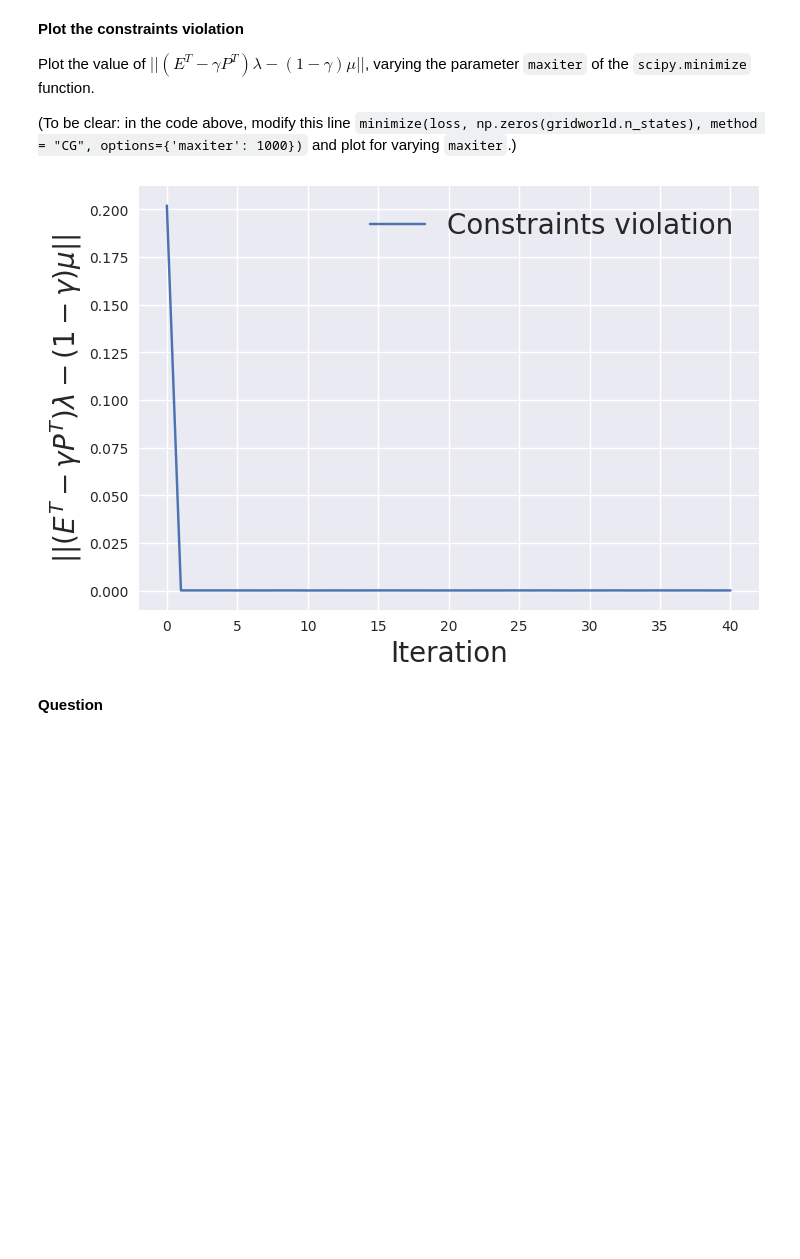
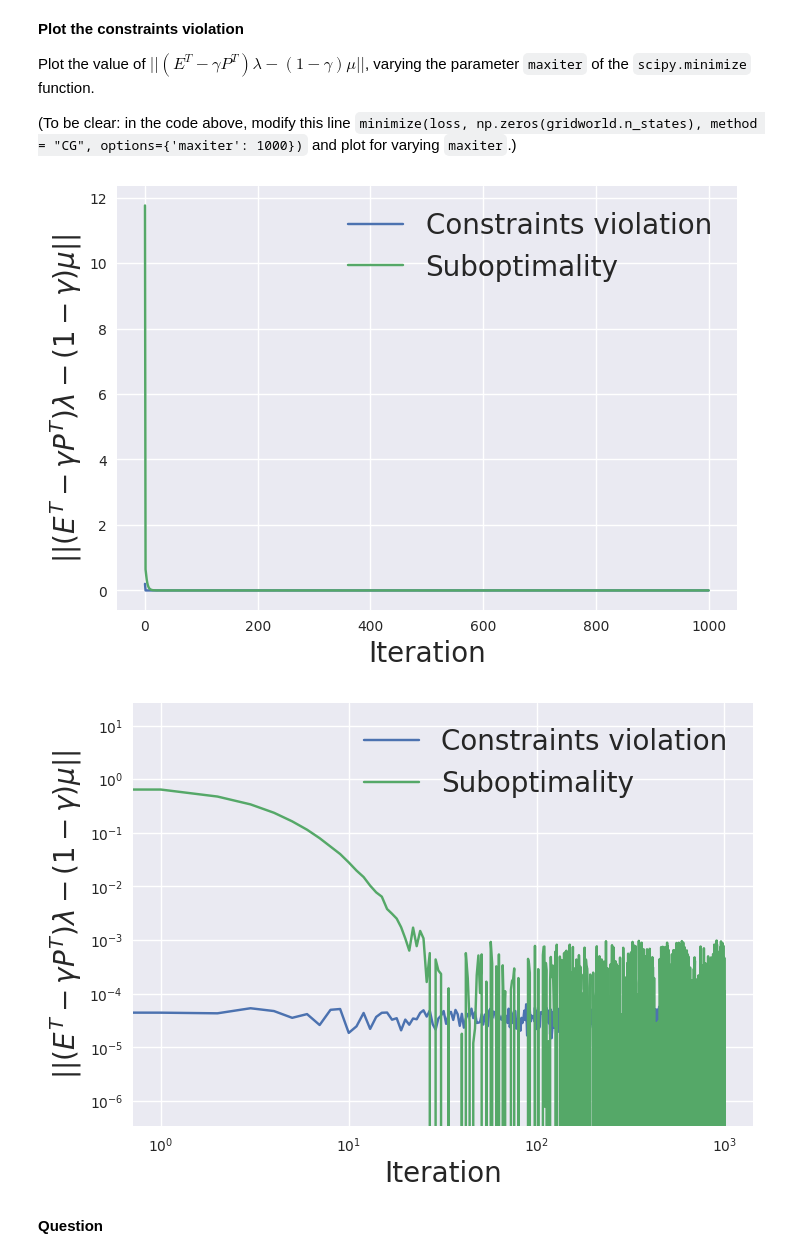
Before and after one commit to AaronDinesh/EE-568, a Jupyter notebook: Notebook_2/Assignment.ipynb, the cells around one changed output. Saved outputs shown, nothing was run; the diff lists cells and outputs as text; code cells hidden in the pictures; blank space fills up the shorter version.

```diff
--- a/Notebook_2/Assignment.ipynb
+++ b/Notebook_2/Assignment.ipynb
@@ -473,6 +497,7 @@ Plot the value of $||(E^T - \gamma P^T)\lambda - (1 - \gamma) \mu || $, varying
 # %%
 # you may use this cell to experiment with the parameter and keep the one above the same if it helps you to keep the overview
 
+from tqdm import tqdm
 
 def reps_loss(lambda_, V, eta, initial): # return the reps loss
     exp_vals = gridworld.r.reshape(gridworld.n_states*gridworld.n_actions) + build_matrix(gridworld).dot(V)
@@ -497,7 +522,7 @@ feasibility_error = np.linalg.norm(build_matrix(gridworld).T.dot(lambda_) + (1-g
 feasibility_errors.append(feasibility_error)
 
 # REPS: iterate over K steps
-for k in range(K):
+for k in tqdm(range(K)):
     eta = 1/np.sqrt(k+1) # set the step size
 
     V = minimize_reps_loss(iterates[-1], eta, mu) # minimize the reps loss
@@ -514,9 +539,11 @@ for k in range(K):
     feasibility_errors.append(feasibility_error)
     iterates.append(lambda_)
 # %%
-plot_lines([np.array(feasibility_errors)], [r"Constraints violation"], ["Iteration", "$|| (E^T - \gamma P^T)\lambda - (1 - \gamma) \mu ||$"], "figs", "constraints.pdf", show = True)
+plot_lines([np.array(feasibility_errors), np.array(subopts)], [r"Constraints violation", r"Suboptimality"], ["Iteration", "$|| (E^T - \gamma P^T)\lambda - (1 - \gamma) \mu ||$"], "figs", "constraints.pdf", show = True)
+plot_log_lines([np.array(feasibility_errors), np.array(subopts)], [r"Constraints violation", r"Suboptimality"], ["Iteration", "$|| (E^T - \gamma P^T)\lambda - (1 - \gamma) \mu ||$"], "figs", "constraints.pdf", show = True)
 # %% [output]
-[figure, old version]
+[figure, new version]
+[figure, added]
 # %% [markdown]
 **Question**
 # %% [markdown]
```
Also changed, not shown: parts of 18 cells of this notebook.
